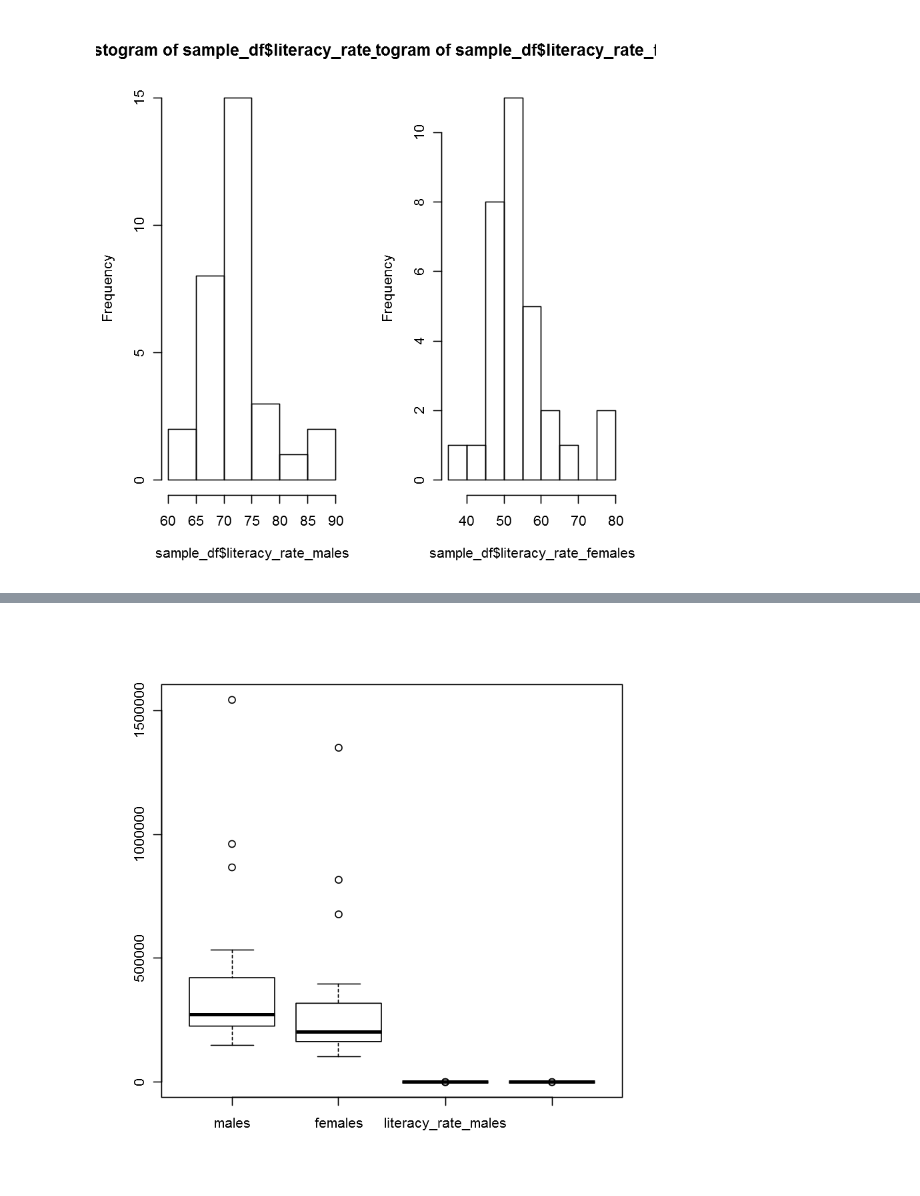
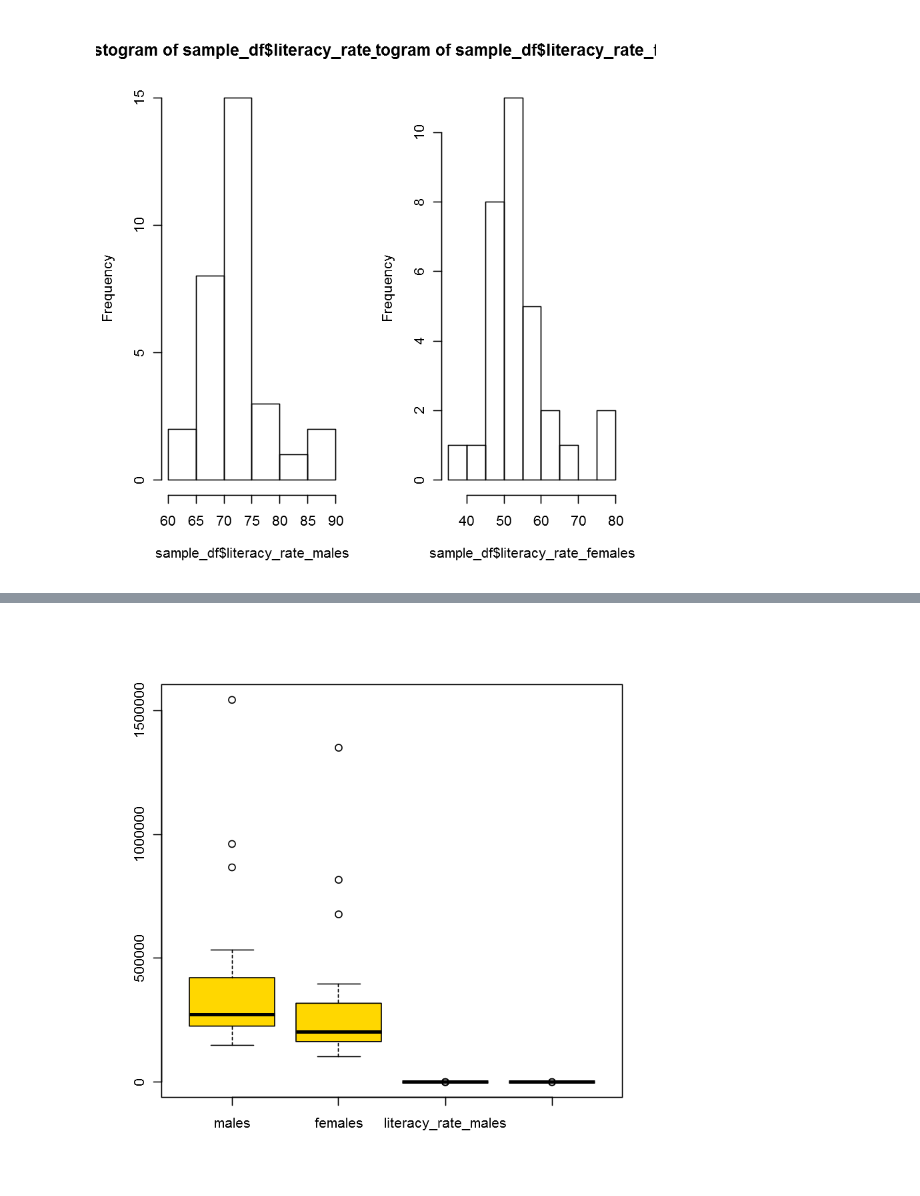
Before and after one commit to sumendar/literacy_and_literacy_rate, a Jupyter notebook: literacy_and_literacy_rate.ipynb, the cells around one changed output, grey strips where cells are left out. Drawn from its saved outputs; the diff is of its cells as text; code cells hidden in the pictures.

```diff
--- a/literacy_and_literacy_rate.ipynb
+++ b/literacy_and_literacy_rate.ipynb
@@ -62,4 +59,4 @@ hist(sample_df$literacy_rate_females)
 # %%
-boxplot(sample_df[,-1])
+boxplot(sample_df[,-1],col="gold")
 # %% [output]
-[figure, old version]
+[figure, new version]
```
Also changed, not shown: parts of 1 cell of this notebook.
